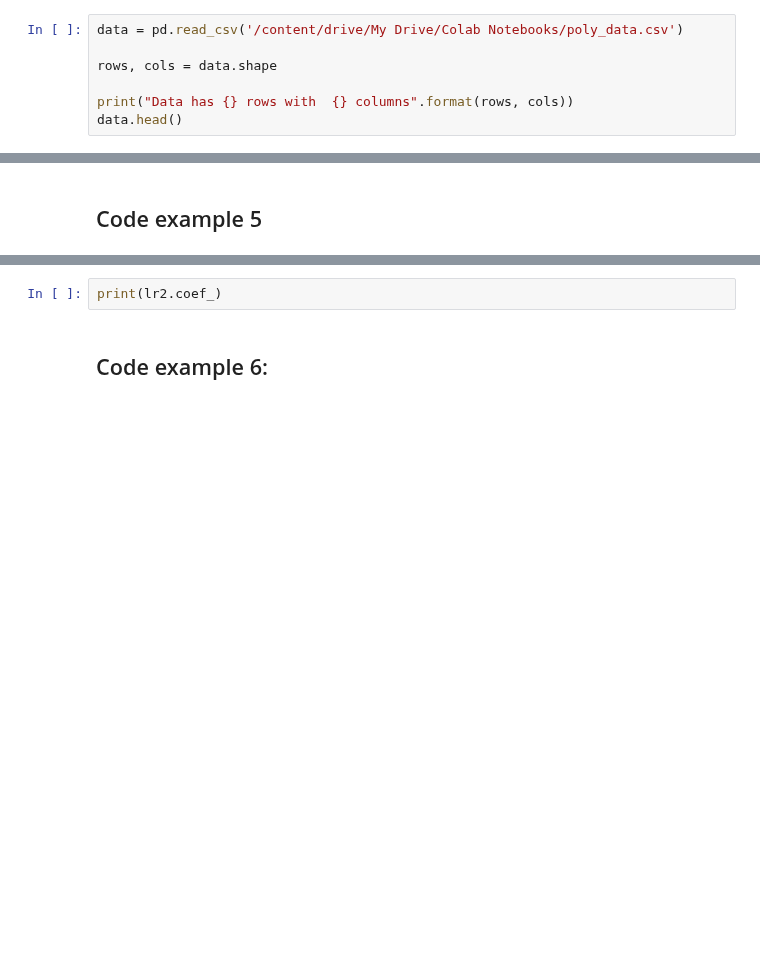
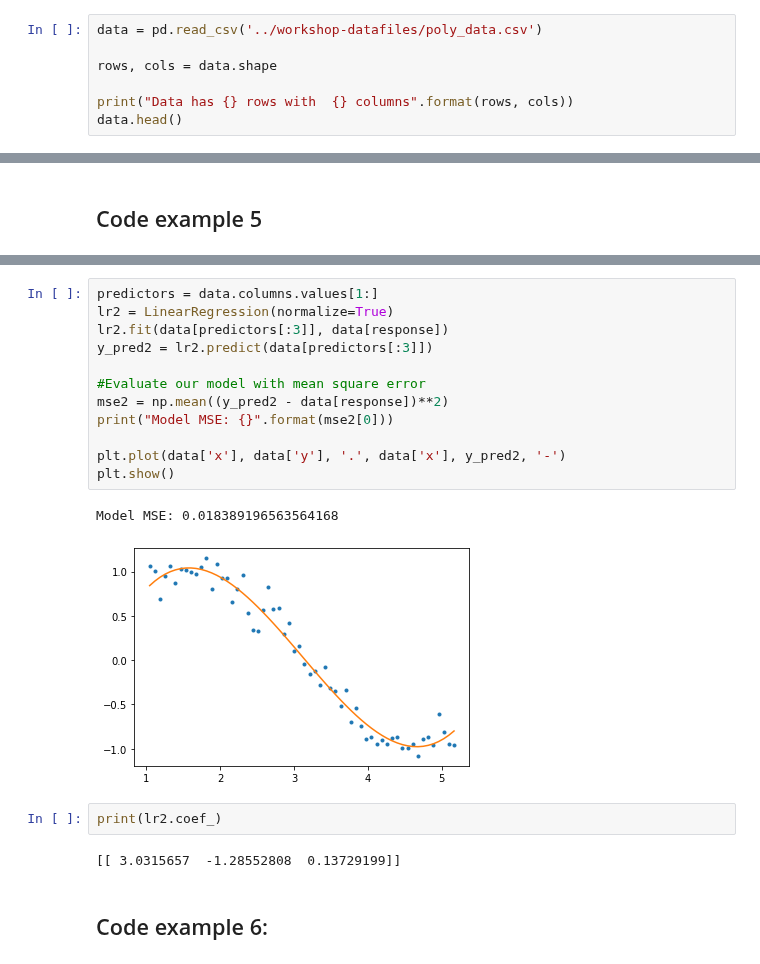
Before and after one commit to bryonbaker/SIT720, a Jupyter notebook: Workshops/week7LabScripts.ipynb, the cells around one changed output, grey strips where cells are left out. Cells and saved outputs as stored; diff of their text form; blank space fills up the shorter version.

Commit message:
Updated with workshop changes

```diff
--- a/Workshops/week7LabScripts.ipynb
+++ b/Workshops/week7LabScripts.ipynb
@@ -16,7 +10,7 @@ import numpy as np
 import pandas as pd
 import matplotlib.pyplot as plt
 # %%
-data = pd.read_csv('/content/drive/My Drive/Colab Notebooks/poly_data.csv')
+data = pd.read_csv('../workshop-datafiles/poly_data.csv')
 
 rows, cols = data.shape
 
@@ -104,6 +98,23 @@ Model MSE: 0.01697622659290221
 [figure]
+# %%
+predictors = data.columns.values[1:]
+lr2 = LinearRegression(normalize=True)
+lr2.fit(data[predictors[:3]], data[response])
+y_pred2 = lr2.predict(data[predictors[:3]])
+
+#Evaluate our model with mean square error
+mse2 = np.mean((y_pred2 - data[response])**2)
+print("Model MSE: {}".format(mse2[0]))
+
+plt.plot(data['x'], data['y'], '.', data['x'], y_pred2, '-')
+plt.show()
+# %% [output]
+Model MSE: 0.018389196563564168
+[figure, added]
 # %%
 print(lr2.coef_)
+# %% [output]
+[[ 3.0315657  -1.28552808  0.13729199]]
 # %% [markdown]
 ## Code example 6:
 # %%
```
Also changed, not shown: parts of 21 cells of this notebook.
